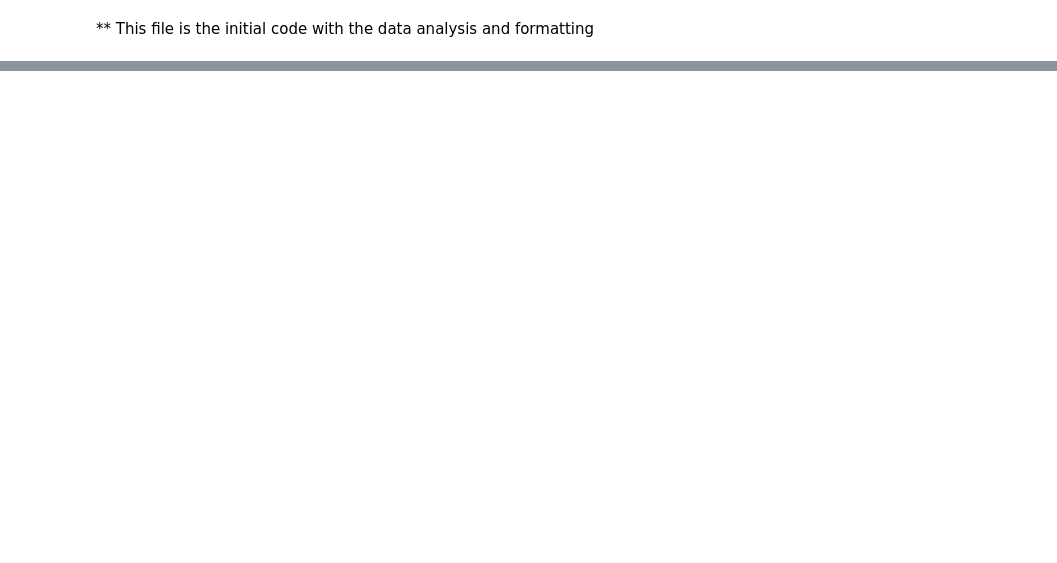
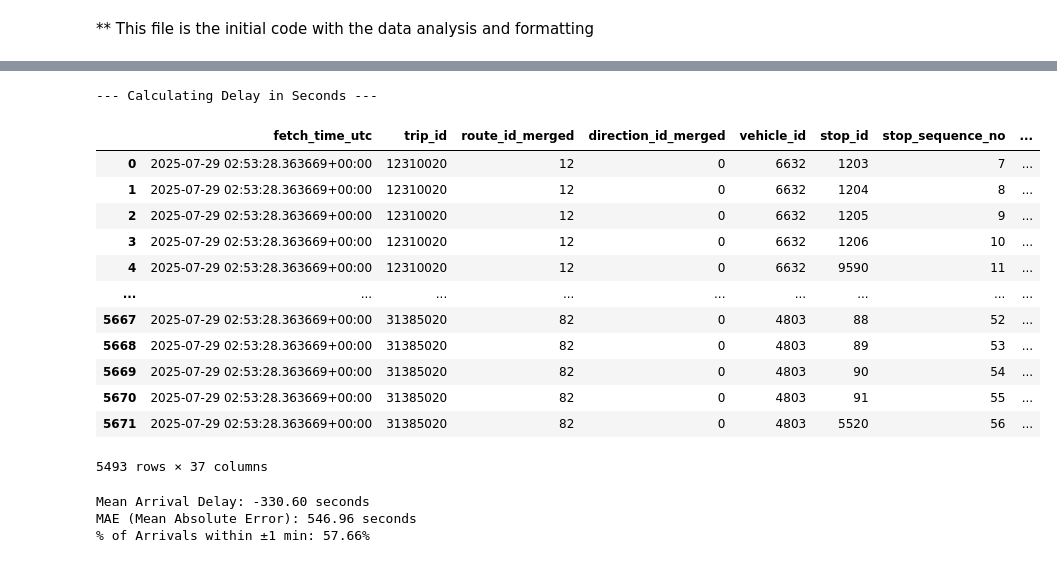
Before and after one commit to MohammedAdnan01/OcTranspo_ETL_Pipeline, a Jupyter notebook: InitialCodeSample.ipynb, the cells around one changed output, grey strips where cells are left out. Saved outputs shown, nothing was run; the diff lists cells and outputs as text; code cells hidden in the pictures; blank space fills up the shorter version.

```diff
--- a/InitialCodeSample.ipynb
+++ b/InitialCodeSample.ipynb
@@ -276,0 +218,31 @@ print(all_files_df["stop_times"]['stop_sequence'].max())
+# %%
+def standardize_merged_scheduled_datetimes(merged_df, current_timezone):
+    print("\n--- Standardizing Scheduled Datetimes in Merged DataFrame ---")
+
+    if 'arrival_datetime_local' not in merged_df.columns or not pd.api.types.is_datetime64_any_dtype(merged_df['arrival_datetime_local']):
+        print("Warning: 'arrival_datetime_utc' not found or not datetime. Cannot standardize scheduled times.")
+        return merged_df
+
+    # Extracting the date from the real-time arrival data
+    merged_df['service_date_local'] = merged_df['arrival_datetime_local'].dt.normalize()
+
+    merged_df['scheduled_arrival_timedelta'] = pd.to_timedelta(merged_df['scheduled_arrival_seconds'], unit='s', errors='coerce')
+    merged_df['scheduled_departure_timedelta'] = pd.to_timedelta(merged_df['scheduled_departure_seconds'], unit='s', errors='coerce')
+
+    # Combining the local date from the real-time event with the scheduled_arrival_timedelta to form a naive local datetime
+    merged_df['scheduled_arrival_datetime_local'] = merged_df['service_date_local'] + merged_df['scheduled_arrival_timedelta']
+    merged_df['scheduled_departure_datetime_local'] = merged_df['service_date_local'] + merged_df['scheduled_departure_timedelta']
+
+    merged_df = merged_df.drop(columns=[
+        'scheduled_arrival_seconds', 'scheduled_departure_seconds',
+        'scheduled_arrival_timedelta', 'scheduled_departure_timedelta',
+        'service_date_local'
+    ], errors='ignore')
+
+    print("\n--- Merged DataFrame Dtypes after Scheduled Datetime Standardization ---")
+    print(merged_df[[
+        'arrival_datetime_local', 'scheduled_arrival_datetime_local',
+        'departure_datetime_local', 'scheduled_departure_datetime_local'
+    ]].dtypes)
+
+    return merged_df
@@ -276,0 +464,38 @@ print(all_files_df["stop_times"]['stop_sequence'].max())
+# %%
+print("\n--- Calculating Delay in Seconds ---")
+final_analysis_df['arrival_delay_sec'] = (
+    final_analysis_df['arrival_datetime_local'] - final_analysis_df['scheduled_arrival_datetime_local']
+).dt.total_seconds()
+
+final_analysis_df['departure_delay_sec'] = (
+    final_analysis_df['departure_datetime_local'] - final_analysis_df['scheduled_departure_datetime_local']
+).dt.total_seconds()
+
+final_analysis_df
+# %% [output]
+--- Calculating Delay in Seconds ---
+|  | fetch_time_utc | trip_id | route_id_merged | direction_id_merged | vehicle_id | stop_id | stop_sequence_no | ... |
+| 0 | 2025-07-29 02:53:28.363669+00:00 | 12310020 | 12 | 0 | 6632 | 1203 | 7 | ... |
+| 1 | 2025-07-29 02:53:28.363669+00:00 | 12310020 | 12 | 0 | 6632 | 1204 | 8 | ... |
+| 2 | 2025-07-29 02:53:28.363669+00:00 | 12310020 | 12 | 0 | 6632 | 1205 | 9 | ... |
+| 3 | 2025-07-29 02:53:28.363669+00:00 | 12310020 | 12 | 0 | 6632 | 1206 | 10 | ... |
+| 4 | 2025-07-29 02:53:28.363669+00:00 | 12310020 | 12 | 0 | 6632 | 9590 | 11 | ... |
+| ... | ... | ... | ... | ... | ... | ... | ... | ... |
+| 5667 | 2025-07-29 02:53:28.363669+00:00 | 31385020 | 82 | 0 | 4803 | 88 | 52 | ... |
+| 5668 | 2025-07-29 02:53:28.363669+00:00 | 31385020 | 82 | 0 | 4803 | 89 | 53 | ... |
+| 5669 | 2025-07-29 02:53:28.363669+00:00 | 31385020 | 82 | 0 | 4803 | 90 | 54 | ... |
+| 5670 | 2025-07-29 02:53:28.363669+00:00 | 31385020 | 82 | 0 | 4803 | 91 | 55 | ... |
+| 5671 | 2025-07-29 02:53:28.363669+00:00 | 31385020 | 82 | 0 | 4803 | 5520 | 56 | ... |
+5493 rows × 37 columns
+# %%
+mean_arrival_delay = final_analysis_df['arrival_delay_sec'].mean()
+mae_arrival = final_analysis_df['arrival_delay_sec'].abs().mean()
+on_time_arrival_pct = (final_analysis_df['arrival_delay_sec'].abs() <= 60).mean() * 100
+
+print(f"Mean Arrival Delay: {mean_arrival_delay:.2f} seconds")
+print(f"MAE (Mean Absolute Error): {mae_arrival:.2f} seconds")
+print(f"% of Arrivals within ±1 min: {on_time_arrival_pct:.2f}%")
+# %% [output]
+Mean Arrival Delay: -330.60 seconds
+MAE (Mean Absolute Error): 546.96 seconds
+% of Arrivals within ±1 min: 57.66%
```
Also changed, not shown: parts of 18 cells of this notebook, 1 other file.
